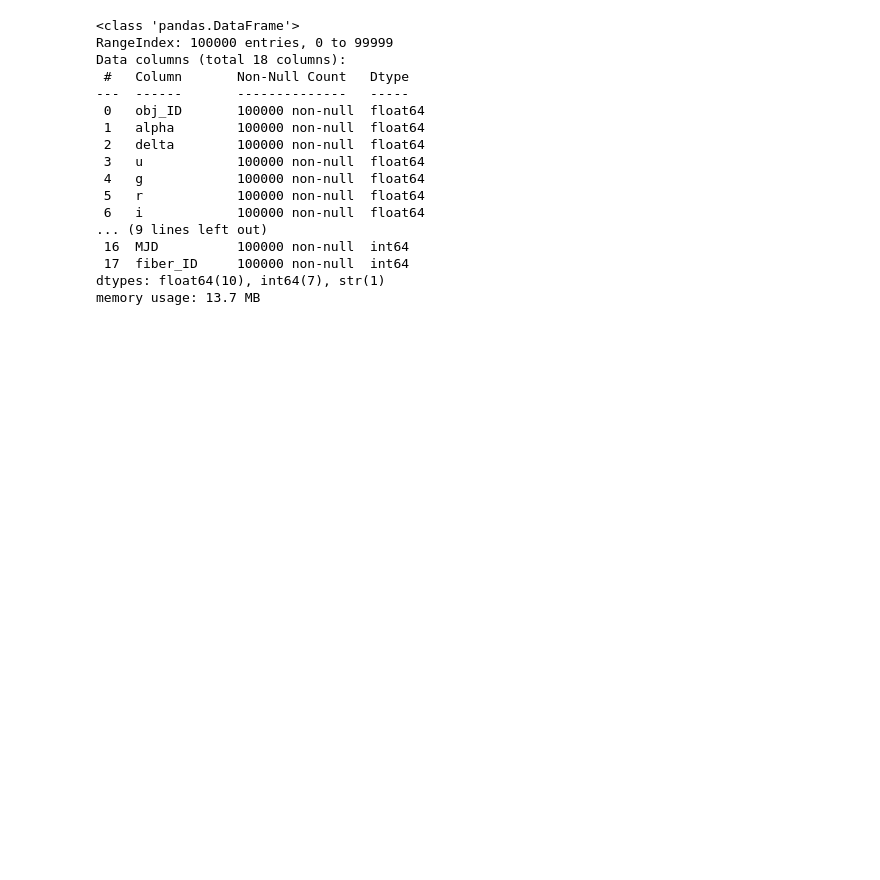
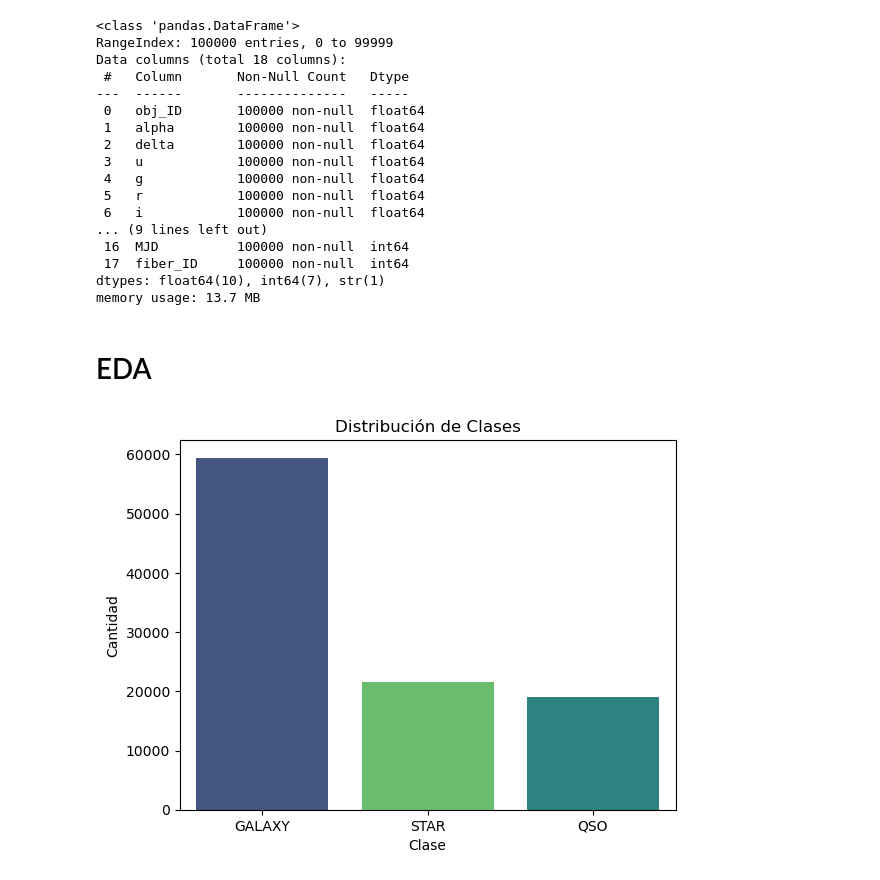
Before and after one commit to fernaaando/proyecto-repo, a Jupyter notebook: clasificador.ipynb, the cells around one changed output. Saved outputs shown, nothing was run; the diff lists cells and outputs as text; code cells hidden in the pictures; blank space fills up the shorter version.

```diff
--- a/clasificador.ipynb
+++ b/clasificador.ipynb
@@ -66,3 +70,14 @@ Data columns (total 18 columns):
  17  fiber_ID     100000 non-null  int64
 dtypes: float64(10), int64(7), str(1)
 memory usage: 13.7 MB
+# %% [markdown]
+# EDA
+# %%
+# ver la dstribucion entre las clases de los objetos astronomicos
+sns.countplot(data=data, x='class', hue='class', legend=False, palette='viridis', order=data['class'].value_counts().index)
+plt.title('Distribución de Clases')
+plt.xlabel('Clase')
+plt.ylabel('Cantidad')
+plt.show()
+# %% [output]
+[figure, added]
```
Also changed, not shown: parts of 5 cells of this notebook.
